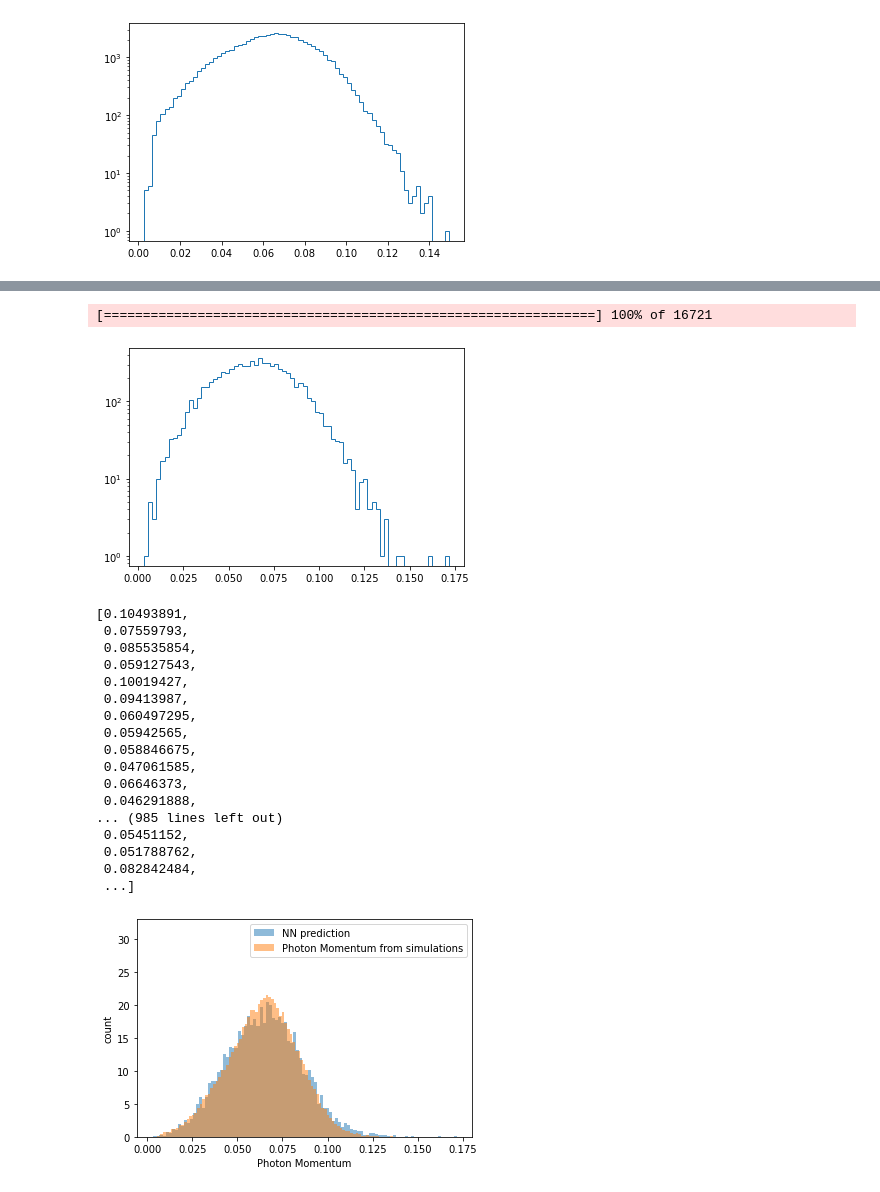
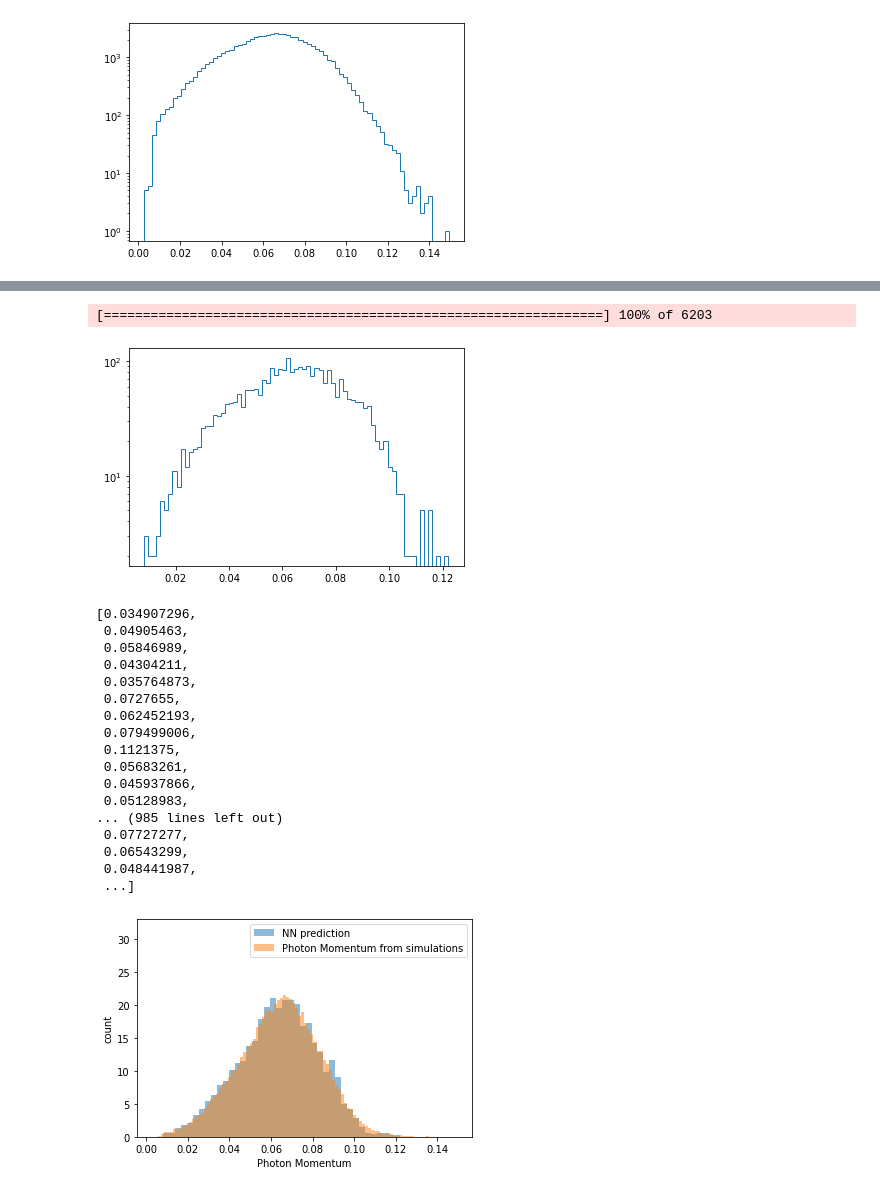
Before and after one commit to chiarabadiali/comp_scatt_ML, a Jupyter notebook: notebooks/Test_NeuralNetwork-250.ipynb, the cells around one changed output, grey strips where cells are left out. Saved outputs shown, nothing was run; the diff lists cells and outputs as text; code cells hidden in the pictures.

```diff
--- a/notebooks/Test_NeuralNetwork-250.ipynb
+++ b/notebooks/Test_NeuralNetwork-250.ipynb
@@ -48,15 +46,7 @@ regen_data = False
 # %%
-if regen_data:
-    from process import load_generate_data
-    from process import savedata
-    regr_data, class_data = load_generate_data(0.1, 50)
-    savedata(regr_data, "../data/regression/100.csv")
-    savedata(class_data, "../data/classifier/250.csv")
+from process import loaddata
+regr_data = loaddata("../data/regression/100.csv")
+class_data = loaddata("../data/classifier/100.csv")
-# %%
-if not regen_data:
-    from process import loaddata
-    regr_data = loaddata("../data/regression/100.csv")
-    class_data = loaddata("../data/classifier/250.csv")
 # %%
 np.random.shuffle(class_data)
 yc_test = class_data[:,0]
@@ -78,7 +68,7 @@ xr_test.shape
 # %%
 from tensorflow import keras
 # %%
-model_regr = keras.models.load_model('../models/regression/large_mse.h5')
+model_regr = keras.models.load_model('../models/regression/large_mse250.h5')
 model_class = keras.models.load_model('../models/classifier/with-dropout-250.h5')
 # %% [markdown]
 ## Test of the Classification NN
@@ -156,41 +146,41 @@ for i, x_ in enumerate(xc_test[:num]):
     bar.update(i+1)
 bar.finish()
 # %% [output]
-[===============================================================] 100% of 16721
+[================================================================] 100% of 6203
 # %%
 energy_spectrum(photon_final_nn, 75)
 # %% [output]
-[figure, old version]
+[figure, new version]
 # %%
 photon_final_nn
 # %% [output]
-[0.10493891,
- 0.07559793,
- 0.085535854,
- 0.059127543,
- 0.10019427,
- 0.09413987,
- 0.060497295,
- 0.05942565,
- 0.058846675,
- 0.047061585,
- 0.06646373,
- 0.046291888,
+[0.034907296,
+ 0.04905463,
+ 0.05846989,
+ 0.04304211,
+ 0.035764873,
+ 0.0727655,
+ 0.062452193,
+ 0.079499006,
+ 0.1121375,
+ 0.05683261,
+ 0.045937866,
+ 0.05128983,
 ... (985 lines left out)
- 0.05451152,
- 0.051788762,
- 0.082842484,
+ 0.07727277,
+ 0.06543299,
+ 0.048441987,
  ...]
 # %%
-plt.hist(photon_final_nn, 100, alpha=0.5, label='NN prediction', density = True)
+plt.hist(photon_final_nn, 40, alpha=0.5, label='NN prediction', density = True)
 plt.hist(final_p, 100, alpha=0.5, label='Photon Momentum from simulations', density = True)
 plt.xlabel('Photon Momentum')
 plt.ylabel('count')
 plt.legend(loc='upper right')
 plt.ylim((0, 33))
 plt.show()
 # %% [output]
-[figure, old version]
+[figure, new version]
 # %%
 fig, axs = plt.subplots(2, sharex = True)
 fig.suptitle('Vertically stacked subplots')
```
Also changed, not shown: parts of 7 cells of this notebook.
